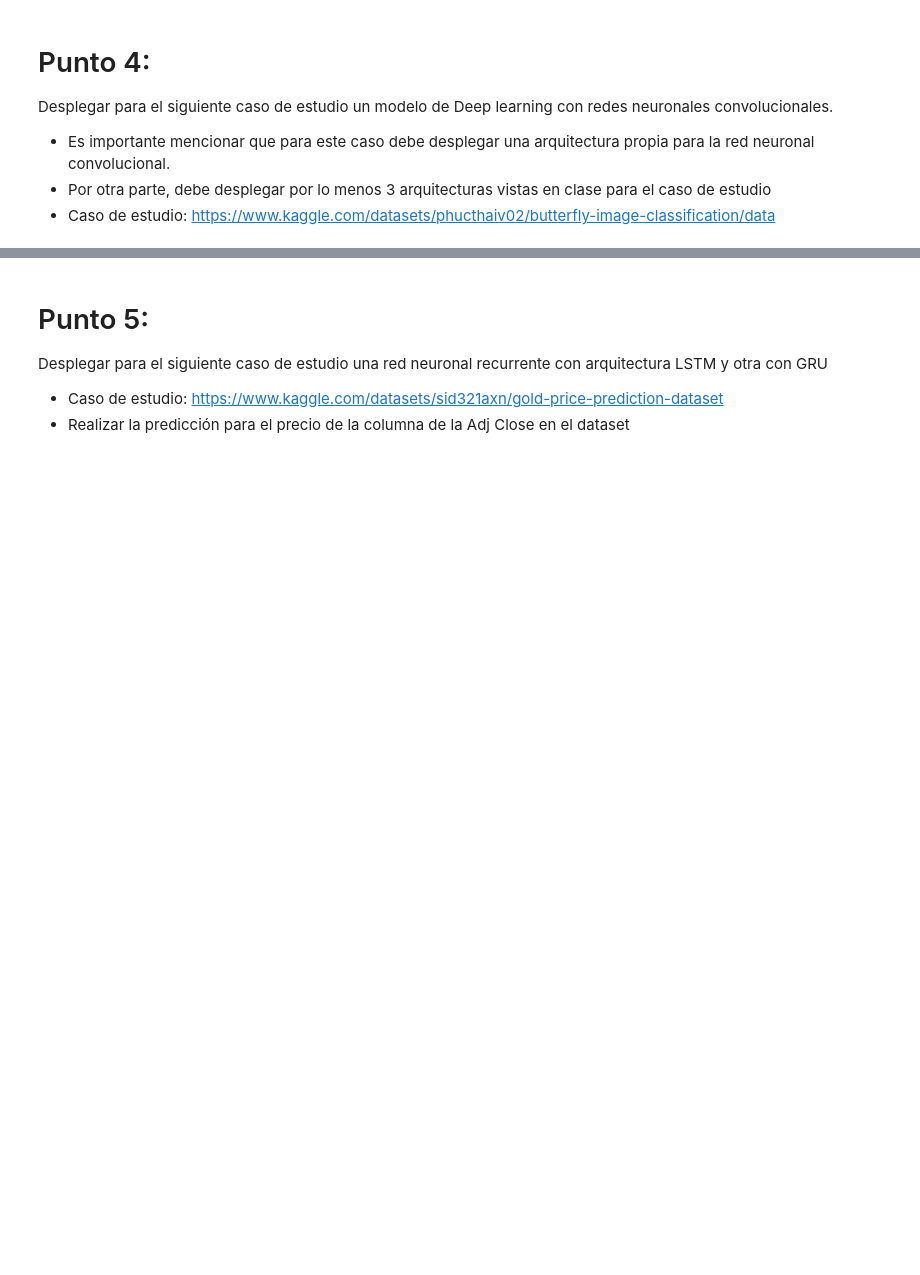
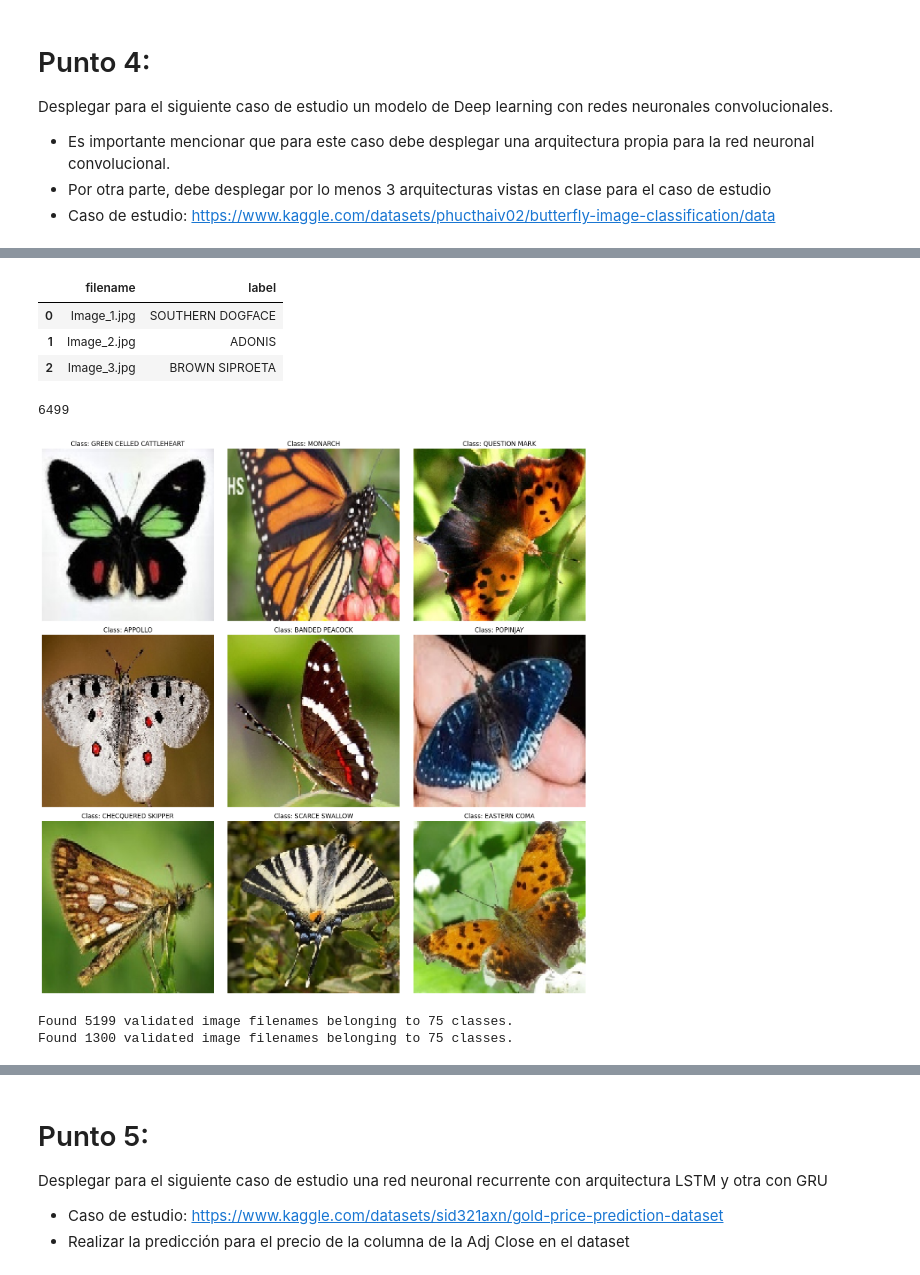
Before and after one commit to TalentoTech-IAA-2024/proyecto, a Jupyter notebook: Parte_1-3_Proyecto.ipynb, the cells around one changed output, grey strips where cells are left out. Drawn from its saved outputs; the diff is of its cells as text; code cells hidden in the pictures; blank space fills up the shorter version.

```diff
--- a/Parte_1-3_Proyecto.ipynb
+++ b/Parte_1-3_Proyecto.ipynb
@@ -289,0 +310,9 @@ Desplegar para el siguiente caso de estudio un modelo de Deep learning con redes
+# %%
+image_dir  = './data/Punto-4/train'
+labels = pd.read_csv('data/Punto-4/Training_set.csv')
+labels.head(3)
+# %% [output]
+|  | filename | label |
+| 0 | Image_1.jpg | SOUTHERN DOGFACE |
+| 1 | Image_2.jpg | ADONIS |
+| 2 | Image_3.jpg | BROWN SIPROETA |
@@ -289,0 +323,4 @@ Desplegar para el siguiente caso de estudio un modelo de Deep learning con redes
+# %%
+len(labels)
+# %% [output]
+6499
@@ -289,0 +329,21 @@ Desplegar para el siguiente caso de estudio un modelo de Deep learning con redes
+# %%
+sample_images = labels.sample(9, random_state=42)
+
+
+fig, axes = plt.subplots(3, 3, figsize=(15, 15))
+
+
+for i, (index, row) in enumerate(sample_images.iterrows()):
+    img_path = os.path.join(image_dir, row['filename'])
+    img = load_img(img_path, target_size=(150, 150))
+    img_array = img_to_array(img) / 255.0  # Normalize the image
+
+    ax = axes[i // 3, i % 3]
+    ax.imshow(img_array)
+    ax.set_title(f"Class: {row['label']}")
+    ax.axis('off')
+
+plt.tight_layout()
+plt.show()
+# %% [output]
+[figure, added]
@@ -289,0 +352,38 @@ Desplegar para el siguiente caso de estudio un modelo de Deep learning con redes
+# %%
+train_datagen = ImageDataGenerator(
+    rescale=1./255,
+    rotation_range=40,
+    width_shift_range=0.2,
+    height_shift_range=0.2,
+    shear_range=0.2,
+    zoom_range=0.2,
+    horizontal_flip=True,
+    fill_mode='nearest'
+)
+
+# Generador de datos para validación
+val_datagen = ImageDataGenerator(rescale=1./255)
+
+# Creación de generadores de entrenamiento y validación
+train_generator = train_datagen.flow_from_dataframe(
+    dataframe=train_df,
+    directory=image_dir,
+    x_col='filename',
+    y_col='label',
+    target_size=IMG_SIZE,
+    batch_size=BATCH_SIZE,
+    class_mode='sparse'
+)
+
+val_generator = val_datagen.flow_from_dataframe(
+    dataframe=val_df,
+    directory=image_dir,
+    x_col='filename',
+    y_col='label',
+    target_size=IMG_SIZE,
+    batch_size=BATCH_SIZE,
+    class_mode='sparse'
+)
+# %% [output]
+Found 5199 validated image filenames belonging to 75 classes.
+Found 1300 validated image filenames belonging to 75 classes.
```
Also changed, not shown: parts of 34 cells of this notebook, 1 other file.
